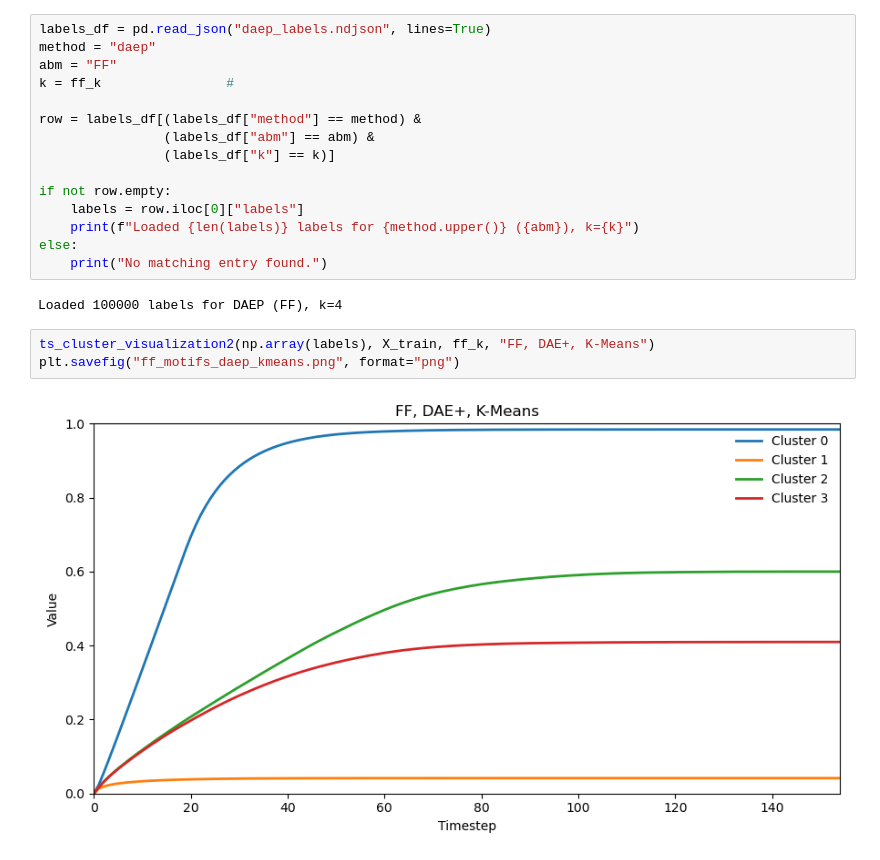
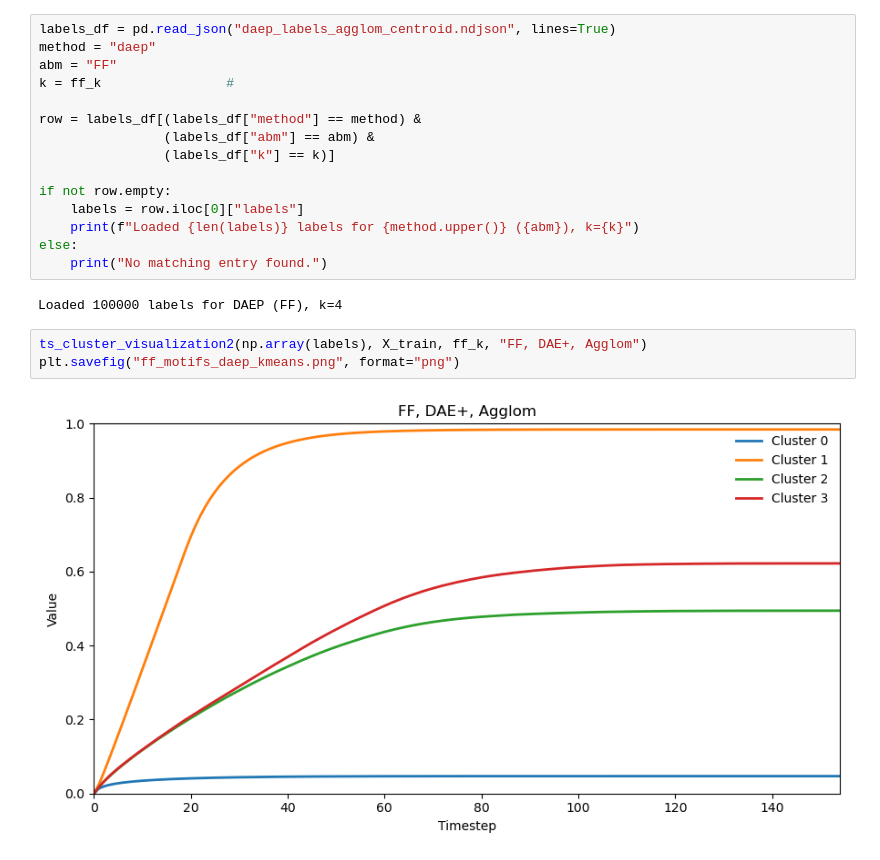
Before and after one commit to MariaElise-T/TS-Clustering, a Jupyter notebook: Untitled1.ipynb, the cells around one changed output. Saved outputs shown, nothing was run; the diff lists cells and outputs as text.

```diff
--- a/Untitled1.ipynb
+++ b/Untitled1.ipynb
@@ -981,7 +990,7 @@ plt.savefig("ff_motifs_dae_kmeans.png", format="png")
 # %% [output]
 [figure]
 # %%
-labels_df = pd.read_json("daep_labels.ndjson", lines=True)
+labels_df = pd.read_json("daep_labels_agglom_centroid.ndjson", lines=True)
 method = "daep"
 abm = "FF"
 k = ff_k                #
@@ -998,7 +1007,7 @@ else:
 # %% [output]
 Loaded 100000 labels for DAEP (FF), k=4
 # %%
-ts_cluster_visualization2(np.array(labels), X_train, ff_k, "FF, DAE+, K-Means")
+ts_cluster_visualization2(np.array(labels), X_train, ff_k, "FF, DAE+, Agglom")
 plt.savefig("ff_motifs_daep_kmeans.png", format="png")
 # %% [output]
-[figure, old version]
+[figure, new version]
```
Also changed, not shown: parts of 3 cells of this notebook, 1 other file.
